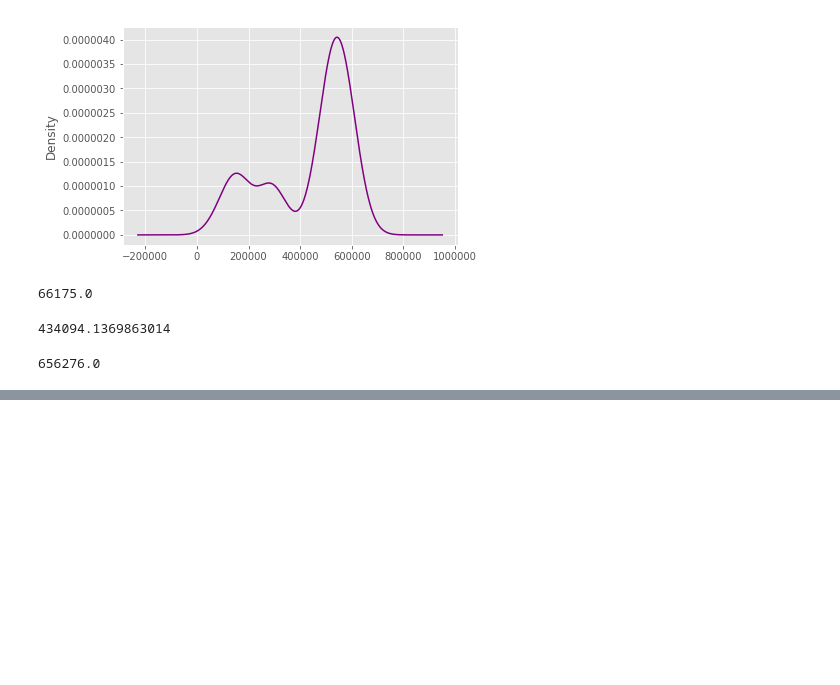
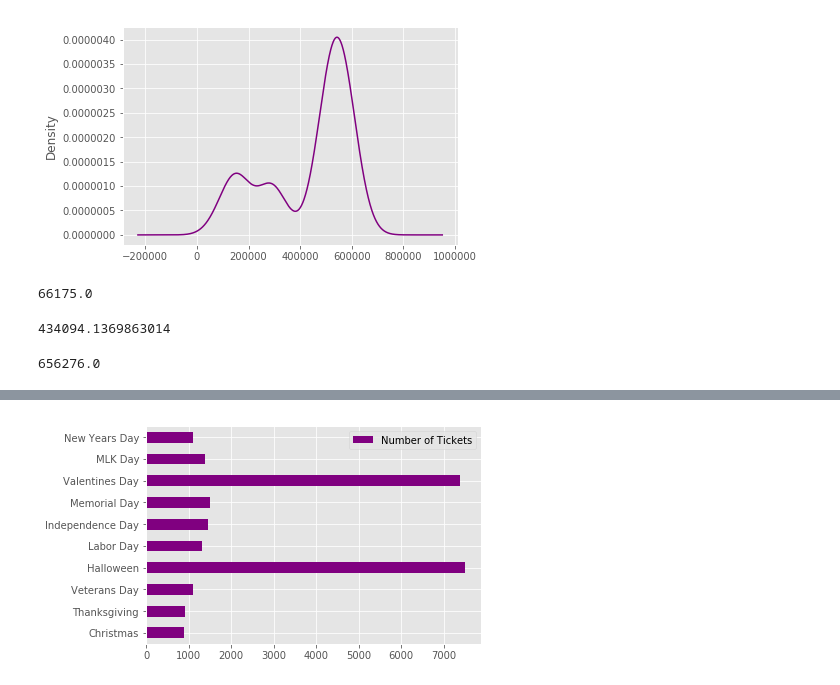
Before and after one commit to fisherra/la_parking_citations, a Jupyter notebook: eda_date_time.ipynb, the cells around one changed output, grey strips where cells are left out. Cells and saved outputs as stored; diff of their text form; code cells hidden in the pictures; blank space fills up the shorter version.

```diff
--- a/eda_date_time.ipynb
+++ b/eda_date_time.ipynb
@@ -186,0 +175,24 @@ NameError: name 'la_ticket_2017' is not defined
+# %%
+holidays = pd.Series(['2017/01/01',
+                      '2017/01/16',
+                      '2017/02/14',
+                      '2017/05/29',
+                      '2017/07/04',
+                      '2017/09/04',
+                      '2017/10/31',
+                      '2017/11/10',
+                      '2017/11/23',
+                      '2017/12/25'],
+                     index = ['New Years Day',
+                              'MLK Day',
+                              'Valentines Day',
+                              'Memorial Day',
+                              'Independence Day',
+                              'Labor Day',
+                              'Halloween',
+                              'Veterans Day',
+                              'Thanksgiving',
+                              'Christmas']
+                    )
+
+holidays
@@ -186,0 +211,4 @@ NameError: name 'la_ticket_2017' is not defined
+# %%
+holidays_date = pd.to_datetime(holidays, format='%Y/%m/%d')
+holidays_doy = holidays_date.dt.dayofyear
+holidays_doy
@@ -186,0 +227,3 @@ NameError: name 'la_ticket_2017' is not defined
+# %%
+holiday_tickets = pd.DataFrame(columns=['Number of Tickets'], index = holidays_doy.index)
+holiday_tickets
@@ -186,0 +242,6 @@ NameError: name 'la_ticket_2017' is not defined
+# %%
+i = 0
+
+while i <= len(holidays_doy) - 1:
+    holiday_tickets.iloc[i, ] = sum(la_ticket_2017['Day of Year'] == holidays_doy.iloc[i])
+    i = i + 1
@@ -186,0 +262,4 @@ NameError: name 'la_ticket_2017' is not defined
+# %%
+holiday_tickets.plot(kind = 'barh', color = 'purple').invert_yaxis()
+# %% [output]
+[figure, added]
```
Also changed, not shown: parts of 13 cells of this notebook.
